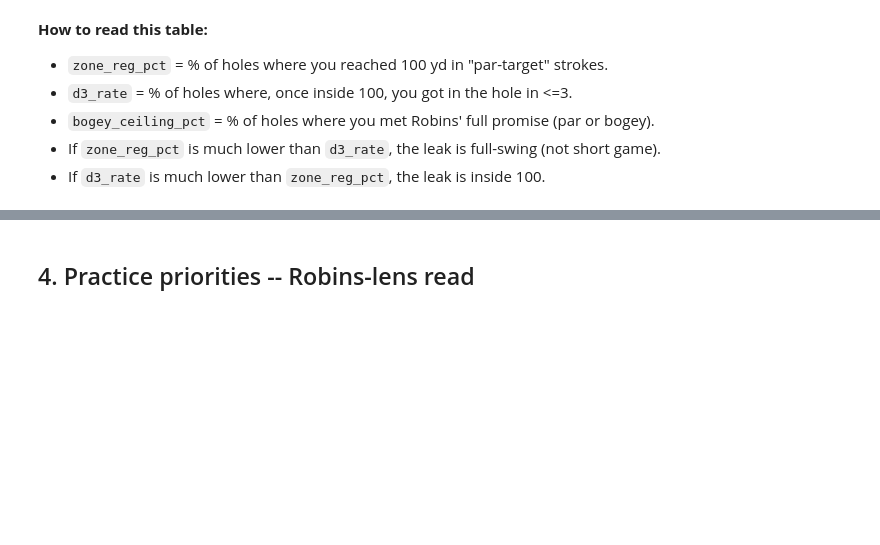
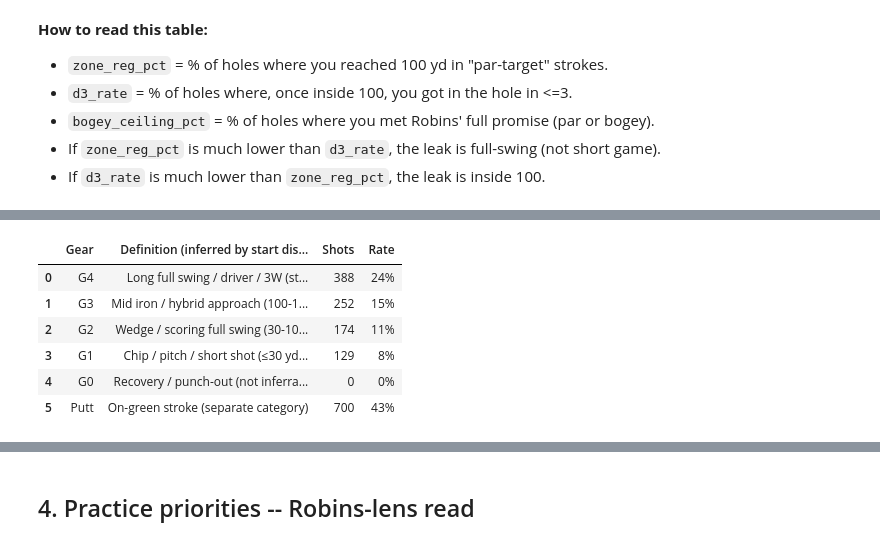
Before and after one commit to zachfreitas/golf, a Jupyter notebook: notebooks/Scoring_Method_L1.ipynb, the cells around one changed output, grey strips where cells are left out. Cells and saved outputs as stored; diff of their text form; code cells hidden in the pictures; blank space fills up the shorter version.

```diff
--- a/notebooks/Scoring_Method_L1.ipynb
+++ b/notebooks/Scoring_Method_L1.ipynb
@@ -155,0 +214,11 @@ agg.by_par
+# %%
+gears = compute_gear_tally(data.shots, round_ids)
+gears
+# %% [output]
+|  | Gear | Definition (inferred by start dis... | Shots | Rate |
+| 0 | G4 | Long full swing / driver / 3W (st... | 388 | 24% |
+| 1 | G3 | Mid iron / hybrid approach (100-1... | 252 | 15% |
+| 2 | G2 | Wedge / scoring full swing (30-10... | 174 | 11% |
+| 3 | G1 | Chip / pitch / short shot (≤30 yd... | 129 | 8% |
+| 4 | G0 | Recovery / punch-out (not inferra... | 0 | 0% |
+| 5 | Putt | On-green stroke (separate category) | 700 | 43% |
```
Also changed, not shown: parts of 8 cells of this notebook, 3 other files.
